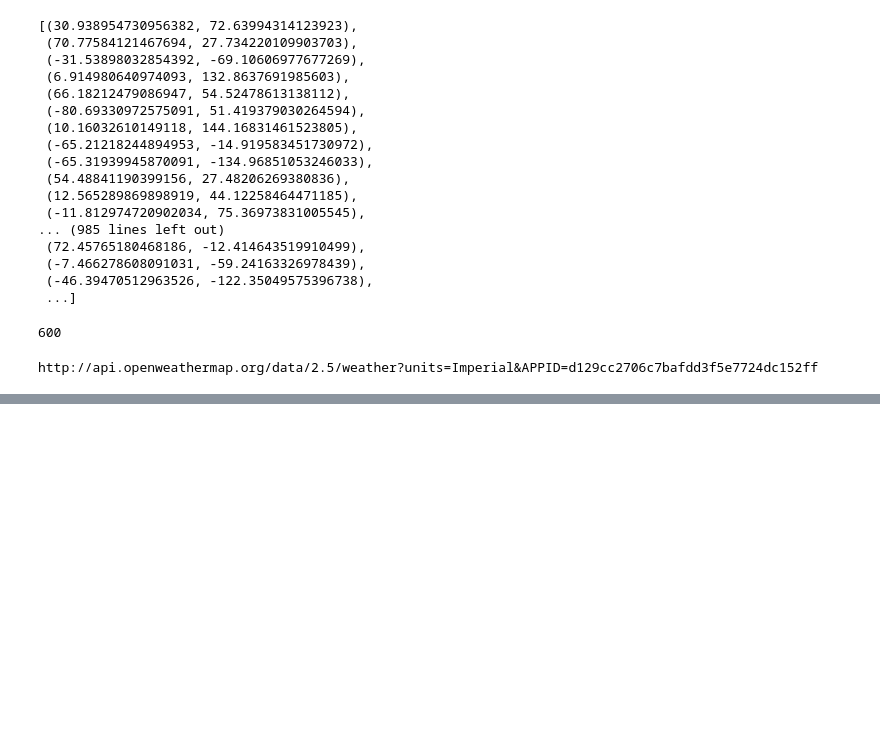
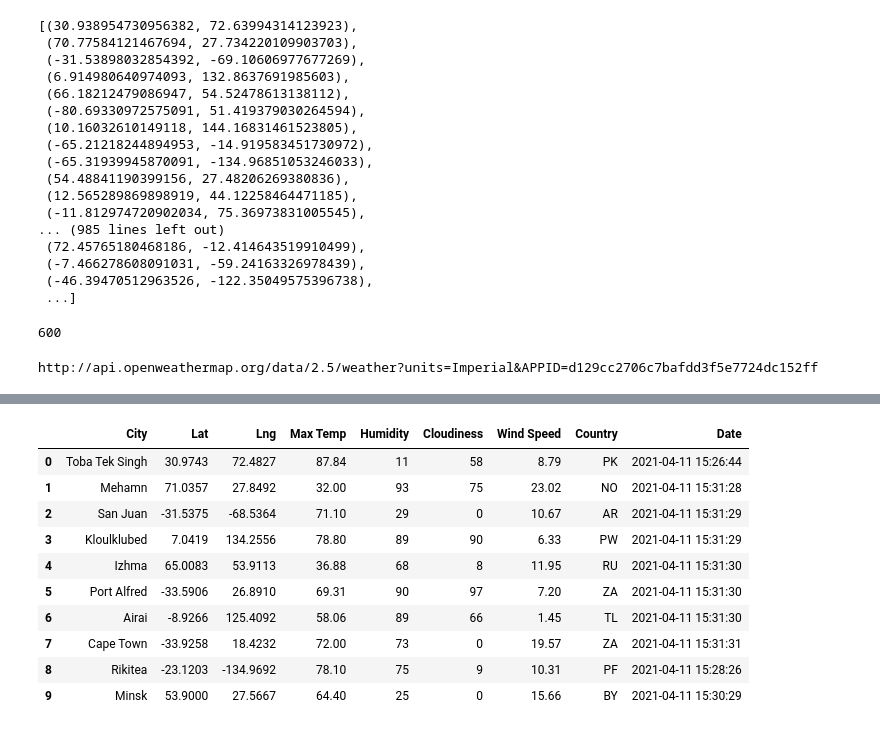
Before and after one commit to JuleahK/World_Weather_Analysis, a Jupyter notebook: WeatherPy.ipynb, the cells around one changed output, grey strips where cells are left out. Cells and saved outputs as stored; diff of their text form; code cells hidden in the pictures; blank space fills up the shorter version.

```diff
--- a/WeatherPy.ipynb
+++ b/WeatherPy.ipynb
@@ -146,0 +175,15 @@ len(city_data)
+# %%
+city_data_df = pd.DataFrame(city_data)
+city_data_df.head(10)
+# %% [output]
+|  | City | Lat | Lng | Max Temp | Humidity | Cloudiness | Wind Speed | Country | Date |
+| 0 | Toba Tek Singh | 30.9743 | 72.4827 | 87.84 | 11 | 58 | 8.79 | PK | 2021-04-11 15:26:44 |
+| 1 | Mehamn | 71.0357 | 27.8492 | 32.00 | 93 | 75 | 23.02 | NO | 2021-04-11 15:31:28 |
+| 2 | San Juan | -31.5375 | -68.5364 | 71.10 | 29 | 0 | 10.67 | AR | 2021-04-11 15:31:29 |
+| 3 | Kloulklubed | 7.0419 | 134.2556 | 78.80 | 89 | 90 | 6.33 | PW | 2021-04-11 15:31:29 |
+| 4 | Izhma | 65.0083 | 53.9113 | 36.88 | 68 | 8 | 11.95 | RU | 2021-04-11 15:31:30 |
+| 5 | Port Alfred | -33.5906 | 26.8910 | 69.31 | 90 | 97 | 7.20 | ZA | 2021-04-11 15:31:30 |
+| 6 | Airai | -8.9266 | 125.4092 | 58.06 | 89 | 66 | 1.45 | TL | 2021-04-11 15:31:30 |
+| 7 | Cape Town | -33.9258 | 18.4232 | 72.00 | 73 | 0 | 19.57 | ZA | 2021-04-11 15:31:31 |
+| 8 | Rikitea | -23.1203 | -134.9692 | 78.10 | 75 | 9 | 10.31 | PF | 2021-04-11 15:28:26 |
+| 9 | Minsk | 53.9000 | 27.5667 | 64.40 | 25 | 0 | 15.66 | BY | 2021-04-11 15:30:29 |
```
Also changed, not shown: parts of 5 cells of this notebook.
